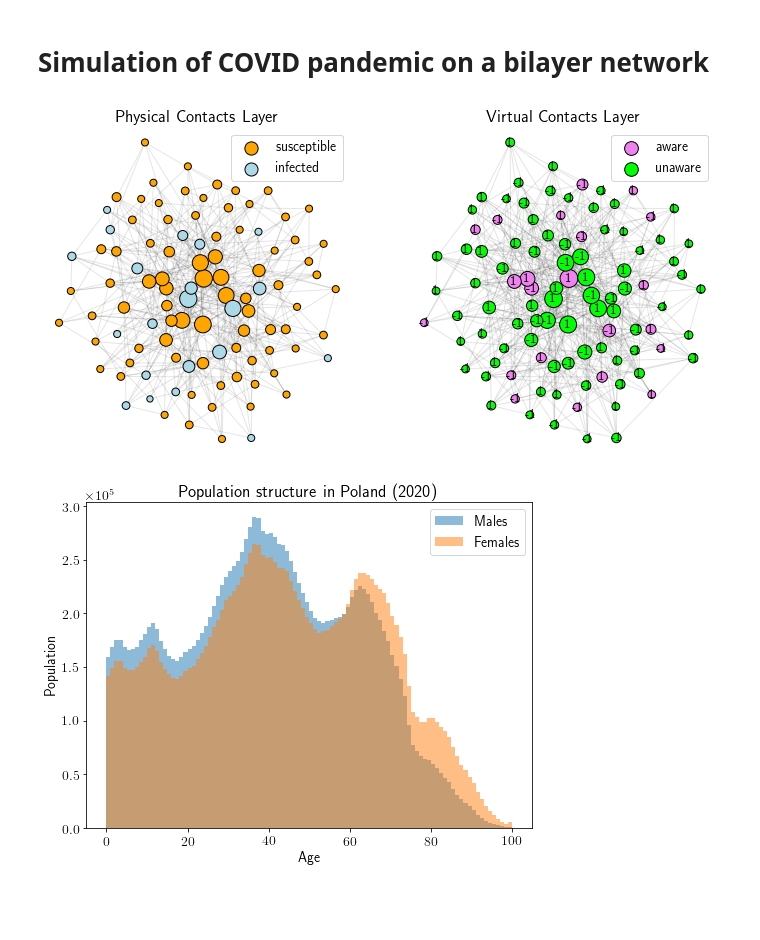
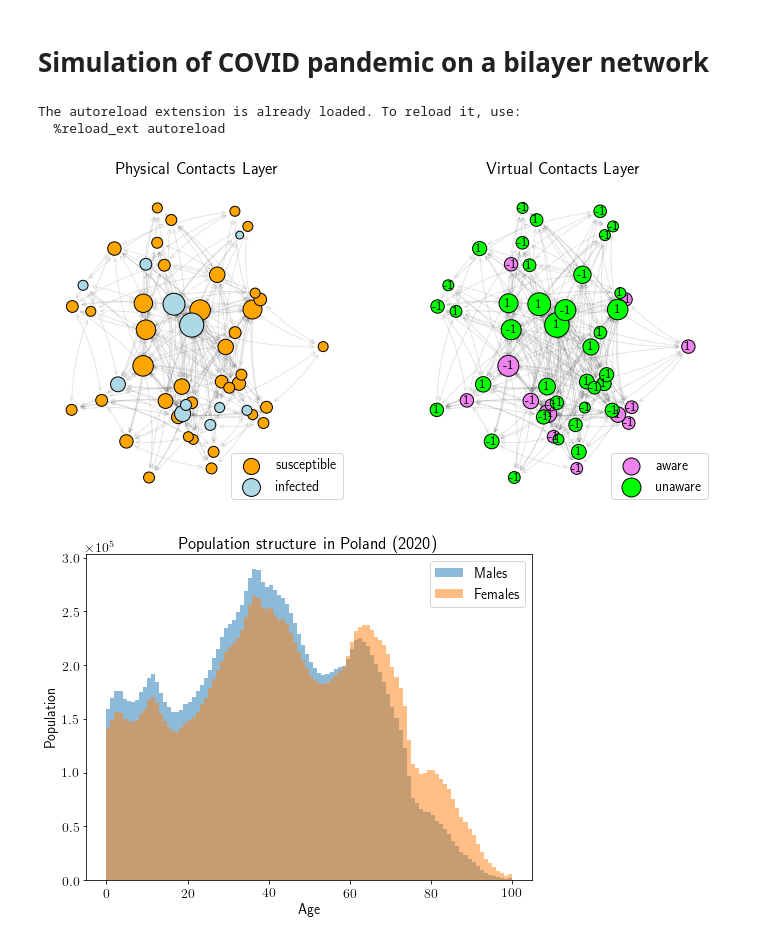
Before and after one commit to robertjankowski/social-media-influence-on-covid-pandemic, a Jupyter notebook: notebooks/covid_simulation.ipynb, the cells around one changed output. Drawn from its saved outputs; the diff is of its cells as text; code cells hidden in the pictures; blank space fills up the shorter version.

Commit message:
update plotting

```diff
--- a/notebooks/covid_simulation.ipynb
+++ b/notebooks/covid_simulation.ipynb
@@ -15,33 +15,50 @@ import scripts.visualization as viz
 viz.load_matplotlib()
 plt = viz.plt
 
-N_AGENTS = 100
-N_ADDITIONAL_VIRTUAL_LINKS = 300
+N_AGENTS = 50
+N_ADDITIONAL_VIRTUAL_LINKS = 100
 INIT_INFECTED_FRACTION = 0.2
 INIT_AWARE_FRACTION = 0.3
 
 l1_layer, l2_layer = create_bilayer_network(N_AGENTS, N_ADDITIONAL_VIRTUAL_LINKS)
+# %% [output]
+The autoreload extension is already loaded. To reload it, use:
+  %reload_ext autoreload
 # %%
 l1_layer_init = initialize_epidemic(l1_layer, INIT_INFECTED_FRACTION)
 l2_layer_init = initialize_virtual(l2_layer, INIT_AWARE_FRACTION)
 # %%
-pos = nx.spring_layout(l1_layer, k=0.05, iterations=200)
+def remove_directed_links(g: nx.Graph):
+    set_list = [set(a) for a in g.edges()]
+    remove_list = []
+    for i in range(len(set_list)):
+        edge = set_list.pop(0)
+        if set_list.count(edge) > 0:
+            u,v = edge
+            remove_list.append((v, u))
+    g.remove_edges_from(remove_list)
+    return g
+
+l1_tmp = remove_directed_links(l1_layer_init.to_directed())
+l2_tmp = remove_directed_links(l2_layer_init.to_directed())
+
+pos = nx.kamada_kawai_layout(l1_tmp, scale=3)
 fig, axs = plt.subplots(1, 2, figsize=(12, 6))
 
-viz.draw_epidemic_layer(l1_layer_init, pos=pos, ax=axs[0], node_border_width=1.0)
+viz.draw_epidemic_layer(l1_tmp, pos=pos, ax=axs[0], node_border_width=1.0, node_size_scale=20)
 axs[0].set_axis_off()
 axs[0].set_title('Physical Contacts Layer')
 axs[0].legend()
 
-viz.draw_virtual_layer(l2_layer_init, pos=pos, ax=axs[1], node_border_width=1.0)
+viz.draw_virtual_layer(l2_tmp, pos=pos, ax=axs[1], node_border_width=1.0, node_size_scale=20)
 axs[1].set_title('Virtual Contacts Layer')
 axs[1].set_axis_off()
 axs[1].legend()
 
 # viz.save_figure("../plots/initial_network_state.png")
 plt.show()
 # %% [output]
-[figure, old version]
+[figure, new version]
 # %%
 from scripts.age_statistics import generate_from_age_gender_distribution
 
```
Also changed, not shown: parts of 3 cells of this notebook, 4 other files.
